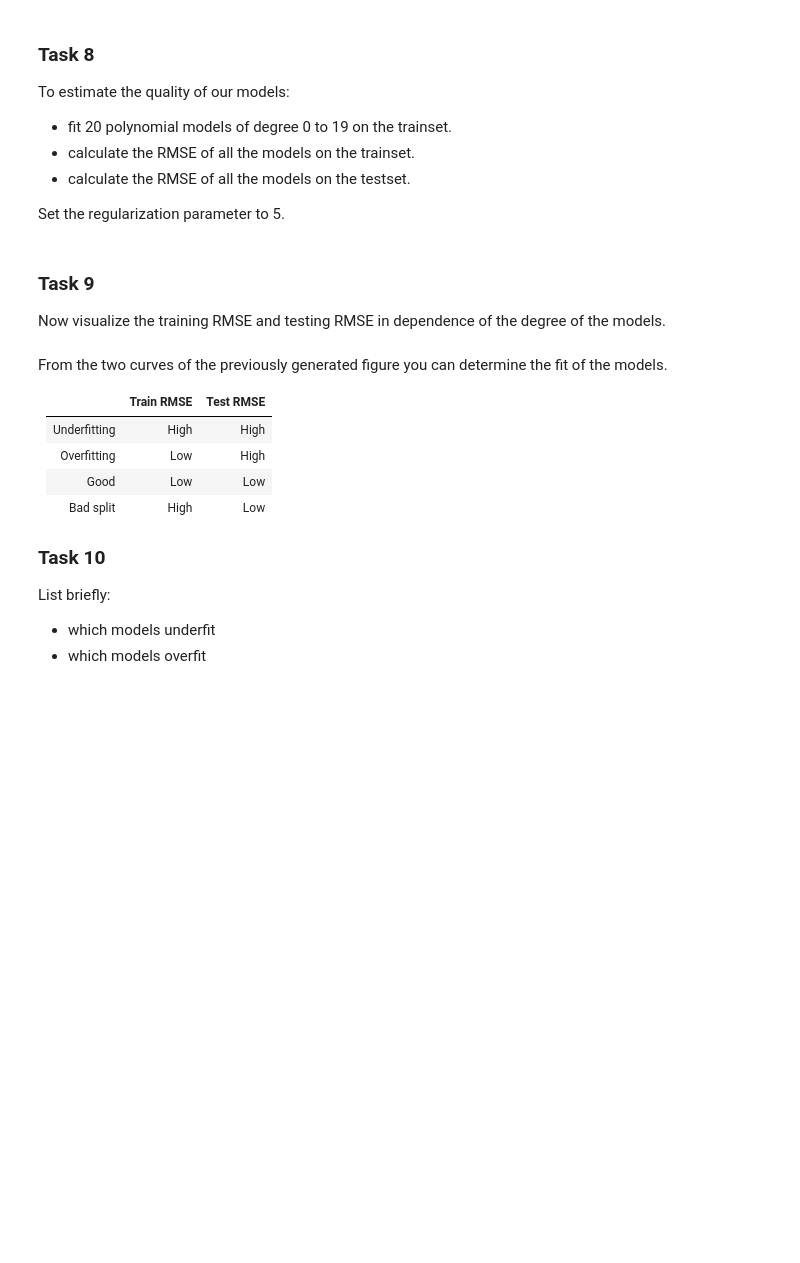
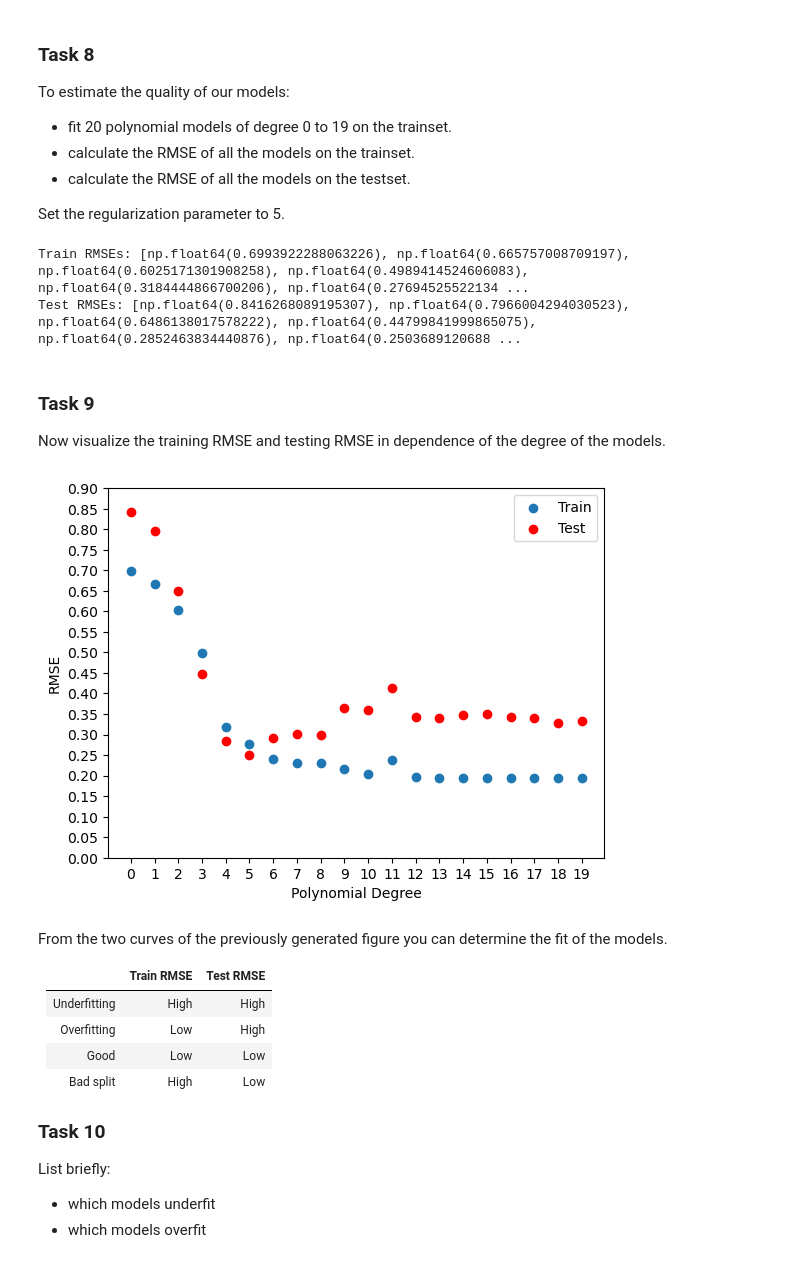
Before and after one commit to mbbrueckner/statistical_learning_theory_LAB, a Jupyter notebook: 02_Polynomial_Regression/02_Polynomial_Regression.ipynb, the cells around one changed output. Saved outputs shown, nothing was run; the diff lists cells and outputs as text; code cells hidden in the pictures; blank space fills up the shorter version.

```diff
--- a/02_Polynomial_Regression/02_Polynomial_Regression.ipynb
+++ b/02_Polynomial_Regression/02_Polynomial_Regression.ipynb
@@ -285,8 +285,9 @@ def rmse(y: npt.NDArray[np.float64], y_hat: npt.NDArray[np.float64]) -> float:
         Root mean squared error between y and y_hat.
     """
 
-    # TODO: calculate RMSE
-    pass
+    # calculate RMSE
+    mse = np.mean((y - y_hat) ** 2)
+    return np.sqrt(mse)
 
 
 # assertion
@@ -310,7 +309,8 @@ where we train our predictor on the trainset and evaluate the generalizability o
 
 Load the testset (stored as `test.npy`).
 # %%
-# TODO: load test data
+#  load test data
+test_data = np.load('test.npy')
 # %% [markdown]
 ### Task 8
 To estimate the quality of our models:
@@ -324,3 +322,16 @@ Set the regularization parameter to 5.
+# %%
+# calculate train- and test RMSEs
+
+models = [PolynomialRegressor(degree=d).fit(training_data[:, 0], training_data[:, 1]) for d in range(20)]
+
+train_rmse = [rmse(training_data[:, 1], model.predict(training_data[:, 0])) for model in models]
+test_rmse = [rmse(test_data[:, 1], model.predict(test_data[:, 0])) for model in models]
+
+print("Train RMSEs:", train_rmse)
+print("Test RMSEs:", test_rmse)
+# %% [output]
+Train RMSEs: [np.float64(0.6993922288063226), np.float64(0.665757008709197), np.float64(0.6025171301908258), np.float64(0.4989414524606083), np.float64(0.3184444866700206), np.float64(0.27694525522134 ...
+Test RMSEs: [np.float64(0.8416268089195307), np.float64(0.7966004294030523), np.float64(0.6486138017578222), np.float64(0.44799841999865075), np.float64(0.2852463834440876), np.float64(0.2503689120688 ...
 # %% [markdown]
 ### Task 9
 Now visualize the training RMSE and testing RMSE in dependence of the degree of the models.
@@ -329,3 +338,15 @@ Now visualize the training RMSE and testing RMSE in dependence of the degree of
+# %%
+# plot RMSEs against polynomial degree
+plt.scatter(range(20), train_rmse, label='Train')
+plt.scatter(range(20), test_rmse, label='Test', color='red')
+plt.xticks(range(20))
+plt.yticks(np.arange(0, max(max(train_rmse), max(test_rmse))+0.1, 0.05))
+plt.xlabel('Polynomial Degree')
+plt.ylabel('RMSE')
+plt.legend()
+plt.show()
+# %% [output]
+[figure, added]
 # %% [markdown]
 From the two curves of the previously generated figure you can determine the fit of the models.
 
```
Also changed, not shown: parts of 5 cells of this notebook.
